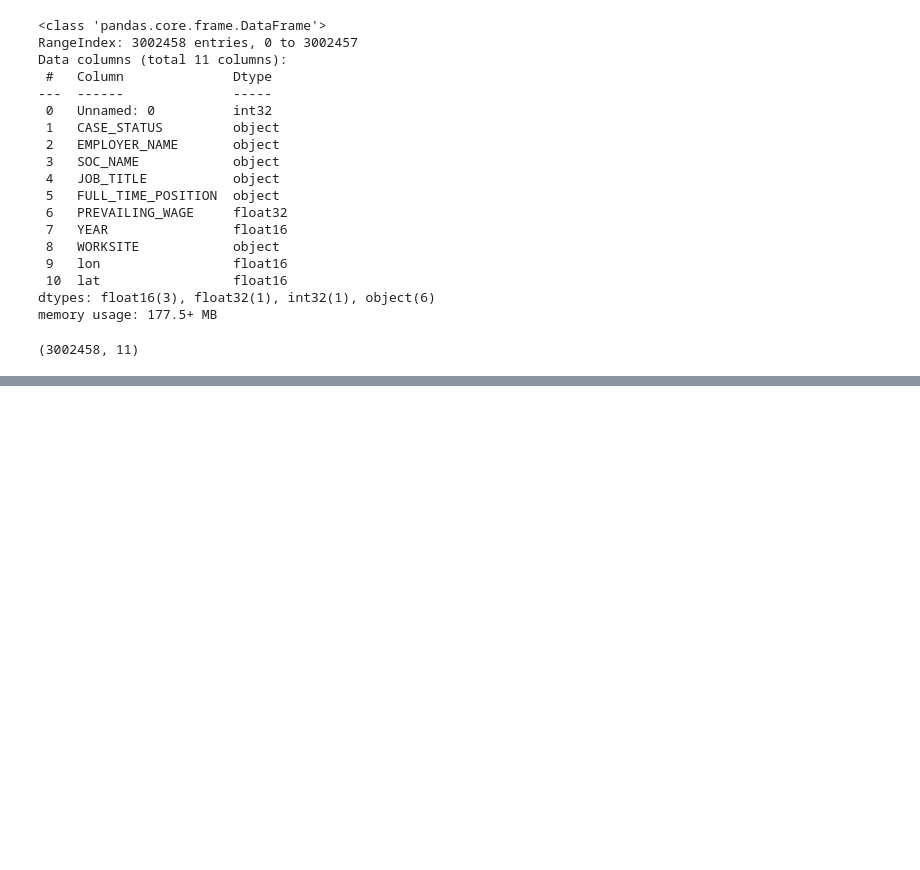
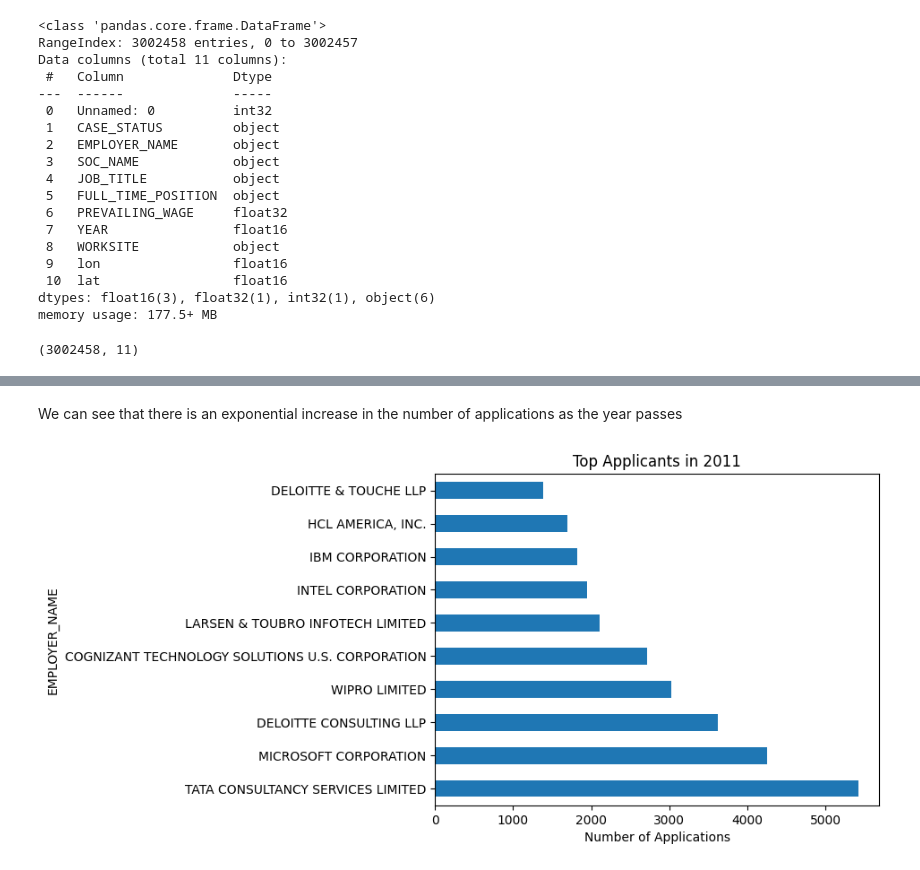
Before and after one commit to channreaksmey/h1b-visa, a Jupyter notebook: h-1b_visa.ipynb, the cells around one changed output, grey strips where cells are left out. Saved outputs shown, nothing was run; the diff lists cells and outputs as text; code cells hidden in the pictures; blank space fills up the shorter version.

```diff
--- a/h-1b_visa.ipynb
+++ b/h-1b_visa.ipynb
@@ -107,0 +157,10 @@ data.shape
+# %% [markdown]
+We can see that there is an exponential increase in the number of applications as the year passes
+# %%
+plt.figure()
+top_applicants_2011 = data[data['YEAR'] == 2011]['EMPLOYER_NAME'].value_counts().head(10)
+ax1 = top_applicants_2011.plot(kind='barh', title='Top Applicants in 2011')
+ax1.set_xlabel('Number of Applications')
+plt.show()
+# %% [output]
+[figure, added]
```
Also changed, not shown: parts of 37 cells of this notebook.
